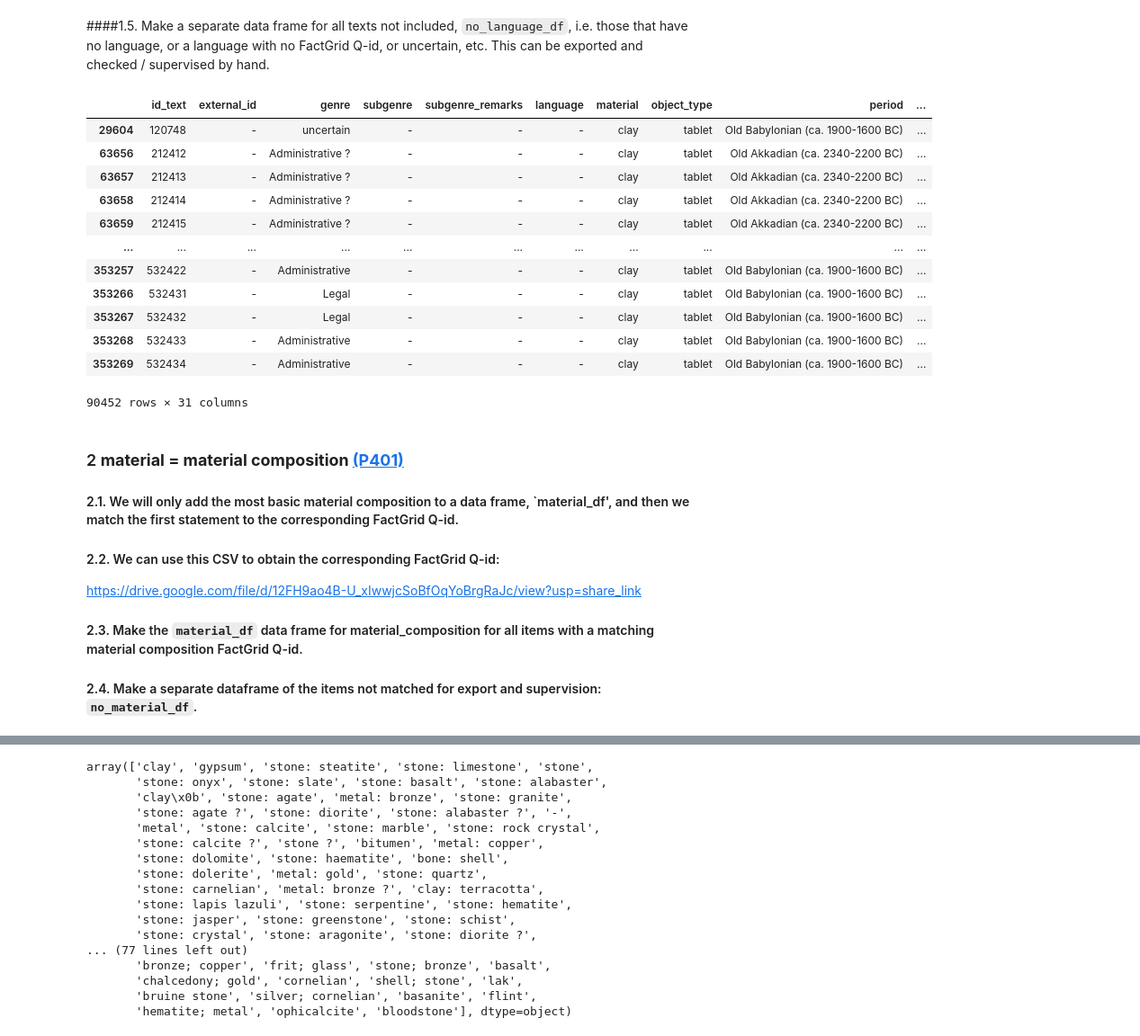
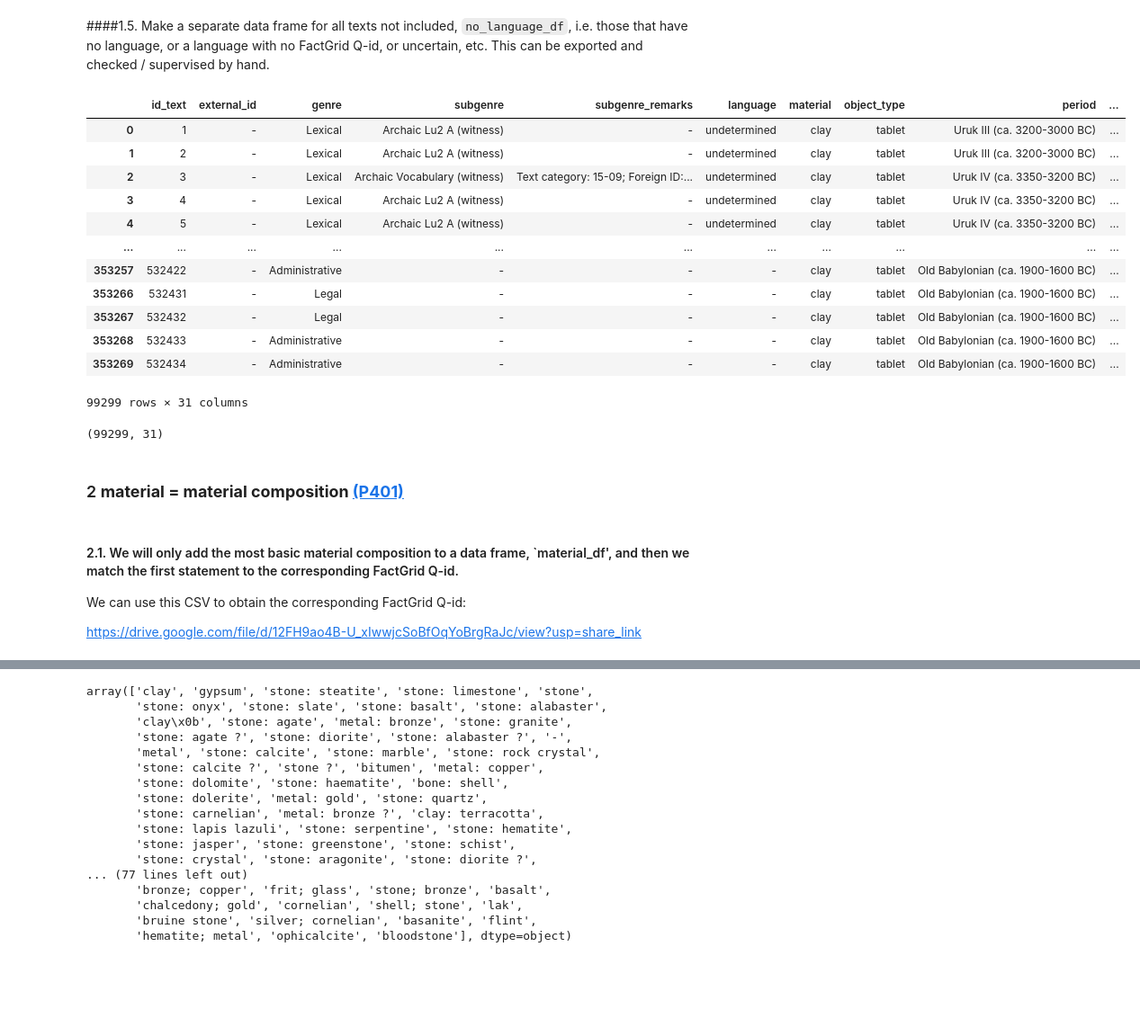
Before and after one commit to ancient-world-citation-analysis/CDLI2LoD, a Jupyter notebook: cdli_cat.ipynb, the cells around one changed output, grey strips where cells are left out. Shown: that part at 90% size. Saved outputs shown, nothing was run; the diff lists cells and outputs as text; code cells hidden in the pictures; blank space fills up the shorter version.

```diff
--- a/cdli_cat.ipynb
+++ b/cdli_cat.ipynb
@@ -256,16 +248,15 @@ array(['undetermined', 'Sumerian', 'Sumerian ?', 'Akkadian', '',
 # %%
 first_lang = []
 first_lang_qid = []
-first_lang_sequence = []
-first_lang_parent = []
-P155_lang = []
-other_lang = []
-no_lang_indices = []
+first_lang_parent = [] # this could be causing some issues?
+P155_lang = [] # when there's a question mark
+other_lang = [] # when multiple langauges
+no_match_indices = [] # index of the row if there's no match
 
 for index in range(len(language_df['language'])):
   l = language_df['language'][index]
   # remove the space in every entry and split it by ;
-  lst = l.replace(' ', '').split(';')
+  lst = l.replace(' ', '').replace(',', ';').split(';')
 
   # get the first language
   first_l = lst[0]
@@ -282,21 +273,18 @@ for index in range(len(language_df['language'])):
 
   first_lang += [first_l]
 
-  # add in qid, parent, and sequence for the first_l
+  # add in qid and parent for the first_l
   if first_l in lang_reference['Language'].unique():
     i = lang_reference['Language'].tolist().index(first_l)
     first_lang_qid += [lang_reference['FG_item'][i]]
     first_lang_parent += [lang_reference['Parent'][i]]
-    first_lang_sequence += [lang_reference['Sequence'][i]]
   else:
     first_lang_qid += ['']
     first_lang_parent += ['']
-    first_lang_sequence += ['']
-    no_lang_indices += [index]
+    no_match_indices += [index]
 
 language_df['first_lang'] = first_lang
 language_df['first_lang_qid'] = first_lang_qid
-language_df['first_lang_sequence'] = first_lang_sequence
 language_df['first_lang_parent'] = first_lang_parent
 language_df['P155_lang'] = P155_lang
 language_df['other_lang'] = other_lang
@@ -352,31 +326,31 @@ array(['', 'Q471146', 'Q389600', 'Q393615', 'Q500429', 'Q389598',
 # %% [markdown]
 ####1.5. Make a separate data frame for all texts not included, `no_language_df`, i.e. those that have no language, or a language with no FactGrid Q-id, or uncertain, etc. This can be exported and checked / supervised by hand.
-# %%
-no_language_df = cdli_cat_df.iloc[no_lang_indices]
-no_language_df
-# %% [output]
-|  | id_text | external_id | genre | subgenre | subgenre_remarks | language | material | object_type | period | ... |
-| 29604 | 120748 | - | uncertain | - | - | - | clay | tablet | Old Babylonian (ca. 1900-1600 BC) | ... |
-| 63656 | 212412 | - | Administrative ? | - | - | - | clay | tablet | Old Akkadian (ca. 2340-2200 BC) | ... |
-| 63657 | 212413 | - | Administrative ? | - | - | - | clay | tablet | Old Akkadian (ca. 2340-2200 BC) | ... |
-| 63658 | 212414 | - | Administrative ? | - | - | - | clay | tablet | Old Akkadian (ca. 2340-2200 BC) | ... |
-| 63659 | 212415 | - | Administrative ? | - | - | - | clay | tablet | Old Akkadian (ca. 2340-2200 BC) | ... |
-| ... | ... | ... | ... | ... | ... | ... | ... | ... | ... | ... |
-| 353257 | 532422 | - | Administrative | - | - | - | clay | tablet | Old Babylonian (ca. 1900-1600 BC) | ... |
-| 353266 | 532431 | - | Legal | - | - | - | clay | tablet | Old Babylonian (ca. 1900-1600 BC) | ... |
-| 353267 | 532432 | - | Legal | - | - | - | clay | tablet | Old Babylonian (ca. 1900-1600 BC) | ... |
-| 353268 | 532433 | - | Administrative | - | - | - | clay | tablet | Old Babylonian (ca. 1900-1600 BC) | ... |
-| 353269 | 532434 | - | Administrative | - | - | - | clay | tablet | Old Babylonian (ca. 1900-1600 BC) | ... |
-90452 rows × 31 columns
+# %%
+no_match_df = cdli_cat_df.iloc[no_match_indices]
+no_match_df
+# %% [output]
+|  | id_text | external_id | genre | subgenre | subgenre_remarks | language | material | object_type | period | ... |
+| 0 | 1 | - | Lexical | Archaic Lu2 A (witness) | - | undetermined | clay | tablet | Uruk III (ca. 3200-3000 BC) | ... |
+| 1 | 2 | - | Lexical | Archaic Lu2 A (witness) | - | undetermined | clay | tablet | Uruk III (ca. 3200-3000 BC) | ... |
+| 2 | 3 | - | Lexical | Archaic Vocabulary (witness) | Text category: 15-09; Foreign ID:... | undetermined | clay | tablet | Uruk IV (ca. 3350-3200 BC) | ... |
+| 3 | 4 | - | Lexical | Archaic Lu2 A (witness) | - | undetermined | clay | tablet | Uruk IV (ca. 3350-3200 BC) | ... |
+| 4 | 5 | - | Lexical | Archaic Lu2 A (witness) | - | undetermined | clay | tablet | Uruk IV (ca. 3350-3200 BC) | ... |
+| ... | ... | ... | ... | ... | ... | ... | ... | ... | ... | ... |
+| 353257 | 532422 | - | Administrative | - | - | - | clay | tablet | Old Babylonian (ca. 1900-1600 BC) | ... |
+| 353266 | 532431 | - | Legal | - | - | - | clay | tablet | Old Babylonian (ca. 1900-1600 BC) | ... |
+| 353267 | 532432 | - | Legal | - | - | - | clay | tablet | Old Babylonian (ca. 1900-1600 BC) | ... |
+| 353268 | 532433 | - | Administrative | - | - | - | clay | tablet | Old Babylonian (ca. 1900-1600 BC) | ... |
+| 353269 | 532434 | - | Administrative | - | - | - | clay | tablet | Old Babylonian (ca. 1900-1600 BC) | ... |
+99299 rows × 31 columns
+# %%
+no_match_df.shape
+# %% [output]
+(99299, 31)
+# %% [markdown]
+### 2 __material = material composition [(P401)](https://database.factgrid.de/wiki/Property:P401)__
 # %% [markdown]
-### 2 __material = material composition [(P401)](https://database.factgrid.de/wiki/Property:P401)__
-
 #### 2.1. We will only add the most basic material composition to a data frame, `material_df', and then we match the first statement to the corresponding FactGrid Q-id.
 
-#### 2.2. We can use this CSV to obtain the corresponding FactGrid Q-id:
+We can use this CSV to obtain the corresponding FactGrid Q-id:
 
 https://drive.google.com/file/d/12FH9ao4B-U_xIwwjcSoBfOqYoBrgRaJc/view?usp=share_link
-
-#### 2.3. Make the `material_df` data frame for material_composition for all items with a matching material composition FactGrid Q-id.
-
-#### 2.4. Make a separate dataframe of the items not matched for export and supervision: `no_material_df`.
```
Also changed, not shown: parts of 18 cells of this notebook.
